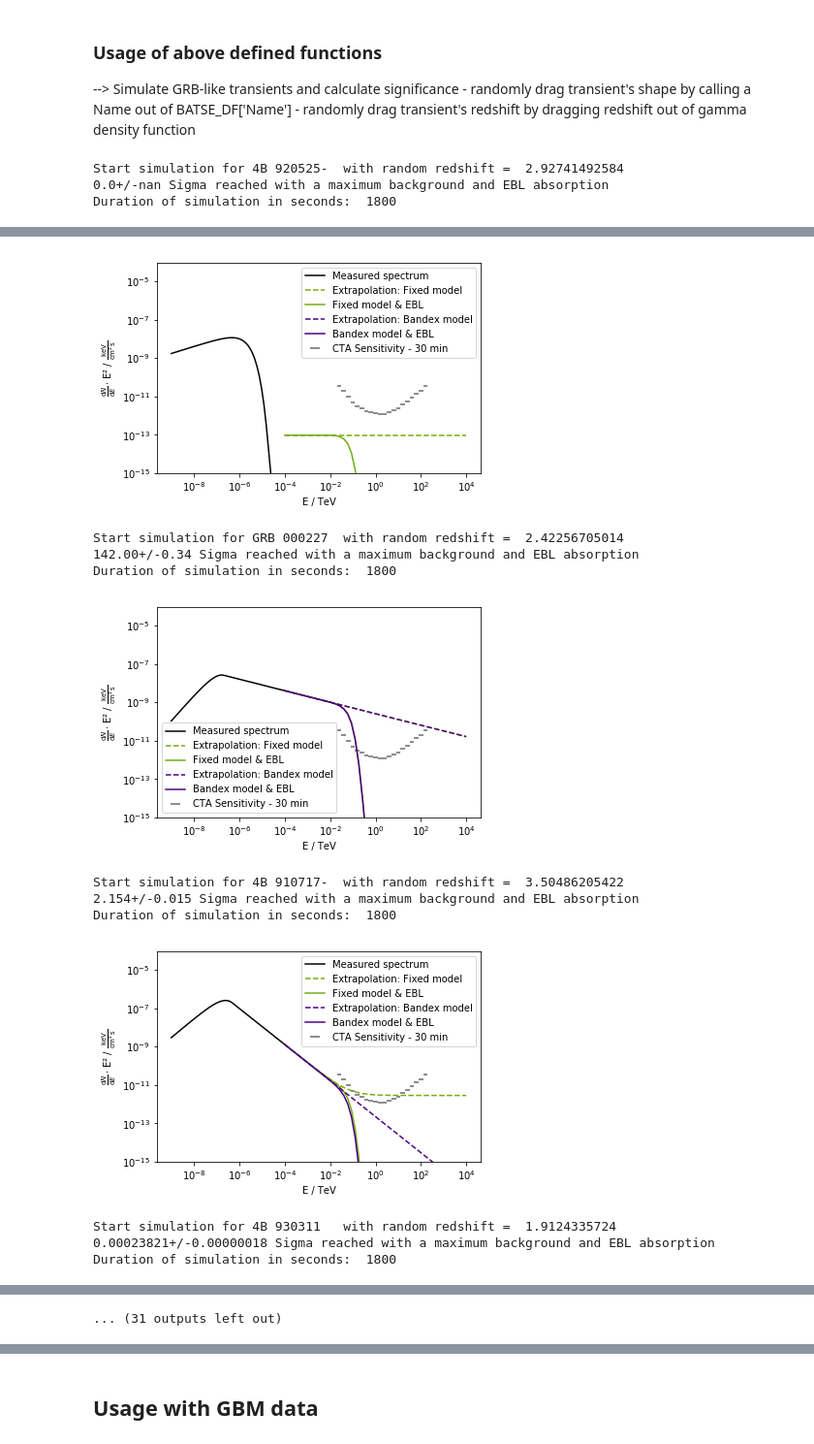
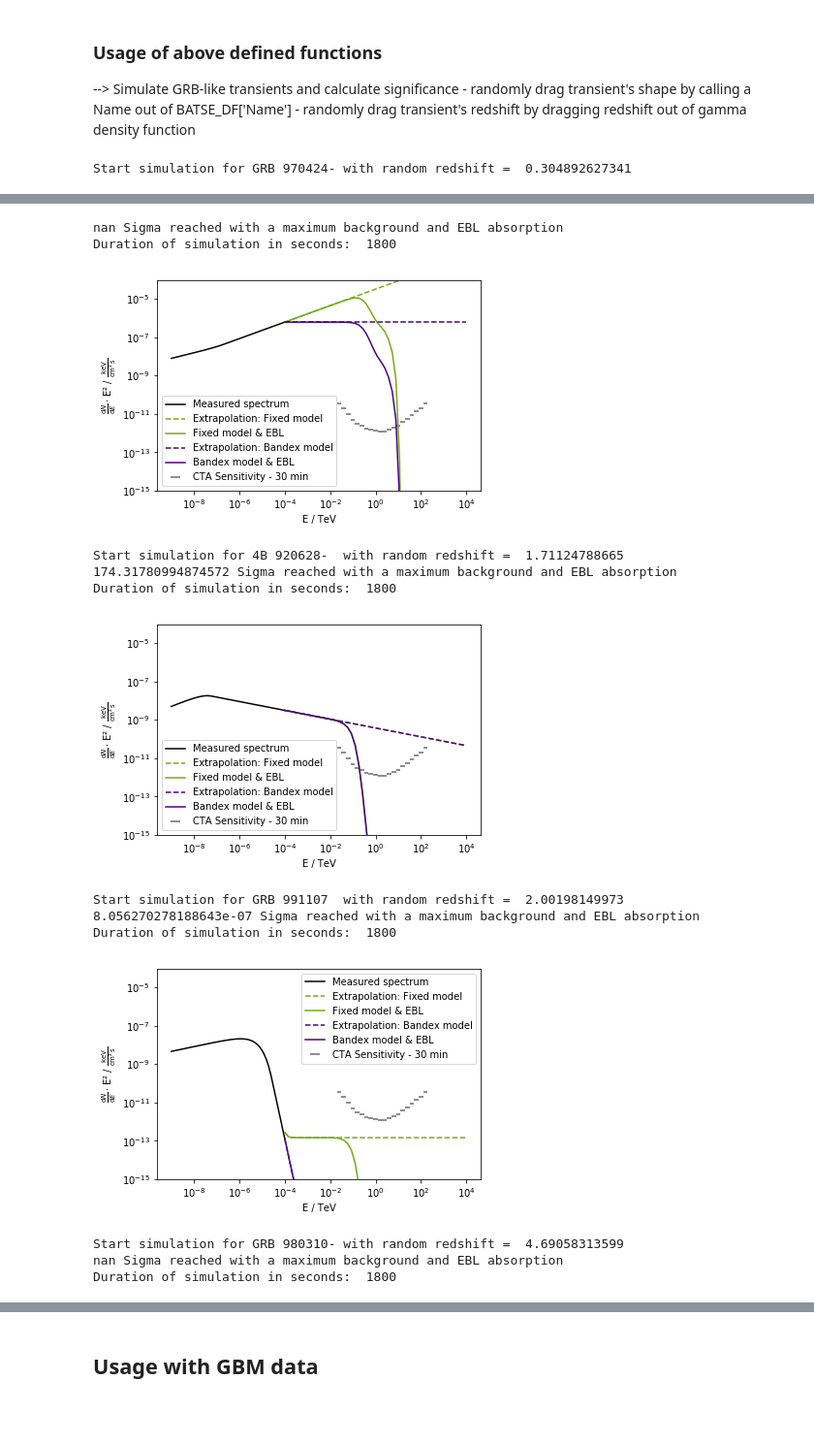
Before and after one commit to JanaMo/Project_Master, a Jupyter notebook: Realistic_Expectations.ipynb, the cells around one changed output, grey strips where cells are left out. Shown at 97% size. Cells and saved outputs as stored; diff of their text form; code cells hidden in the pictures; blank space fills up the shorter version.

```diff
--- a/Realistic_Expectations.ipynb
+++ b/Realistic_Expectations.ipynb
@@ -367,7 +385,7 @@ Duration of simulation in seconds:  1800
 # %%
 ### Name randomly drag from BATSE Dataframe
 ### Redshift not known --> Drag from distribution above
-N = 1000
+N = 20
 Sigmas = unumpy.uarray(np.zeros(N), np.zeros(N))
 for i in range(0,N-1):
     index = randint(0,len(BATSE_DF)-1)
@@ -377,10 +395,8 @@ for i in range(0,N-1):
 
     Sigma = simulate_BATSE_detection('/home/jana/Schreibtisch/Projekt Master/caldb/data/cta/prod3b/bcf/South_z20_average_30m/irf_file.fits',
                BATSE_DF,Name,z,1800)
-    if np.isnan(unumpy.nominal_values(Sigma)) == True:
+    if np.isnan(Sigma) == True:
         Sigma = ufloat(0.0,0.0)
     Sigmas[i] = Sigma
 # %% [output]
-Start simulation for 4B 920525-  with random redshift =  2.92741492584
-0.0+/-nan Sigma reached with a maximum background and EBL absorption
-Duration of simulation in seconds:  1800
+Start simulation for GRB 970424- with random redshift =  0.304892627341
@@ -387,12 +405,14 @@ Duration of simulation in seconds:  1800
+nan Sigma reached with a maximum background and EBL absorption
+Duration of simulation in seconds:  1800
-[figure, old version]
+[figure, new version]
-Start simulation for GRB 000227  with random redshift =  2.42256705014
-142.00+/-0.34 Sigma reached with a maximum background and EBL absorption
-Duration of simulation in seconds:  1800
+Start simulation for 4B 920628-  with random redshift =  1.71124788665
+174.31780994874572 Sigma reached with a maximum background and EBL absorption
+Duration of simulation in seconds:  1800
-[figure, old version]
+[figure, new version]
-Start simulation for 4B 910717-  with random redshift =  3.50486205422
-2.154+/-0.015 Sigma reached with a maximum background and EBL absorption
-Duration of simulation in seconds:  1800
+Start simulation for GRB 991107  with random redshift =  2.00198149973
+8.056270278188643e-07 Sigma reached with a maximum background and EBL absorption
+Duration of simulation in seconds:  1800
-[figure, old version]
+[figure, new version]
-Start simulation for 4B 930311   with random redshift =  1.9124335724
-0.00023821+/-0.00000018 Sigma reached with a maximum background and EBL absorption
-Duration of simulation in seconds:  1800
+Start simulation for GRB 980310- with random redshift =  4.69058313599
+nan Sigma reached with a maximum background and EBL absorption
+Duration of simulation in seconds:  1800
@@ -408 +423,0 @@ Duration of simulation in seconds:  1800
-... (31 outputs left out)
```
Also changed, not shown: parts of 10 cells of this notebook, 7 other files.
